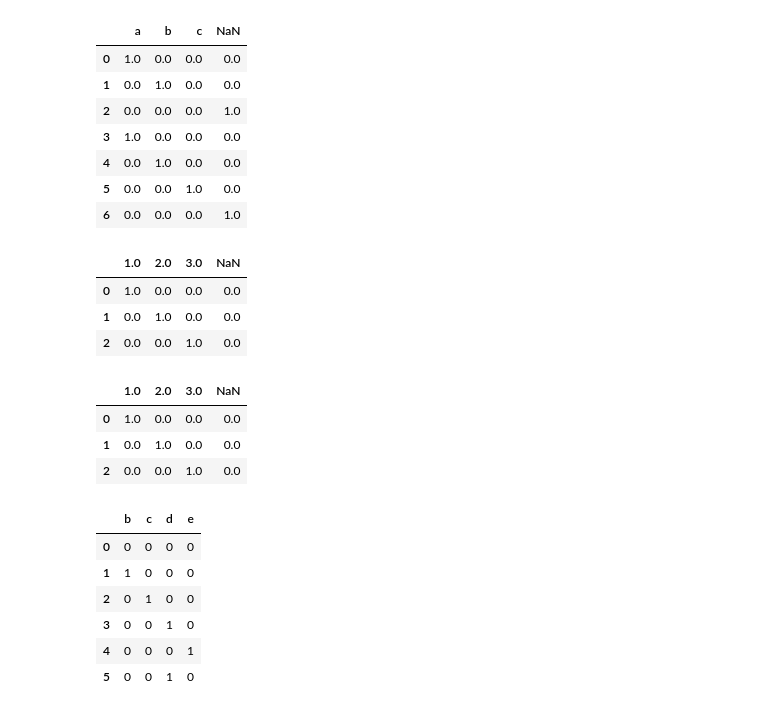
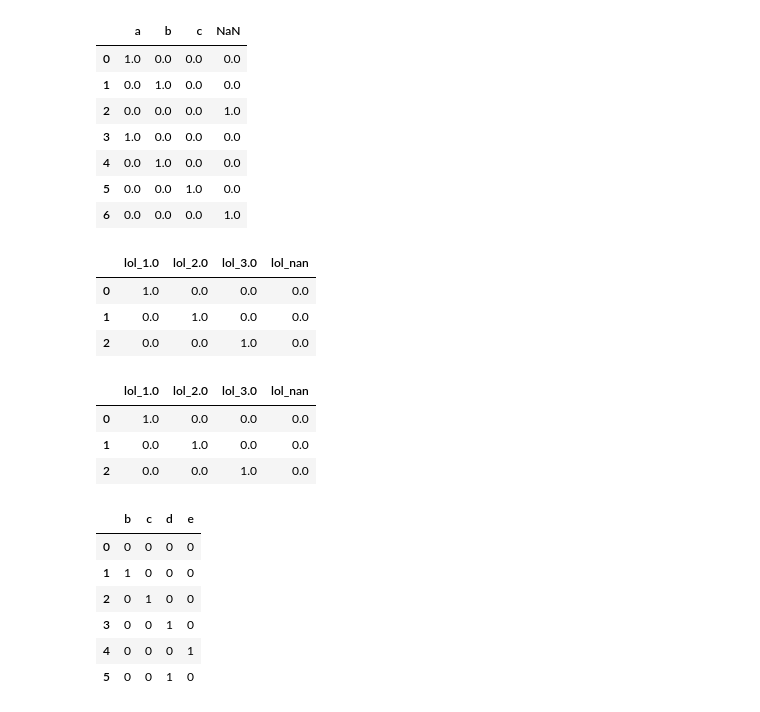
Before and after one commit to Pixelzzz99/get_dummies_implement, a Jupyter notebook: tests.ipynb, the cells around one changed output. Saved outputs shown, nothing was run; the diff lists cells and outputs as text; code cells hidden in the pictures.

```diff
--- a/tests.ipynb
+++ b/tests.ipynb
@@ -194,15 +194,15 @@ display(table_my, table_pandas)
 | 6 | 0.0 | 0.0 | 0.0 | 1.0 |
 # %%
 s1 = [1, 2, 3]
-table_my = get_dummies(s1, dummy_na=True, dtype=np.float32)
-table_pandas = pd.get_dummies(s1, dummy_na=True, dtype=np.float32)
+table_my = get_dummies(s1, dummy_na=True, dtype=np.float32, prefix='lol')
+table_pandas = pd.get_dummies(s1, dummy_na=True, dtype=np.float32, prefix='lol')
 display(table_my, table_pandas)
 # %% [output]
-|  | 1.0 | 2.0 | 3.0 | NaN |
+|  | lol_1.0 | lol_2.0 | lol_3.0 | lol_nan |
 | 0 | 1.0 | 0.0 | 0.0 | 0.0 |
 | 1 | 0.0 | 1.0 | 0.0 | 0.0 |
 | 2 | 0.0 | 0.0 | 1.0 | 0.0 |
-|  | 1.0 | 2.0 | 3.0 | NaN |
+|  | lol_1.0 | lol_2.0 | lol_3.0 | lol_nan |
 | 0 | 1.0 | 0.0 | 0.0 | 0.0 |
 | 1 | 0.0 | 1.0 | 0.0 | 0.0 |
 | 2 | 0.0 | 0.0 | 1.0 | 0.0 |
```
Also changed, not shown: parts of 12 cells of this notebook, 2 other files.
